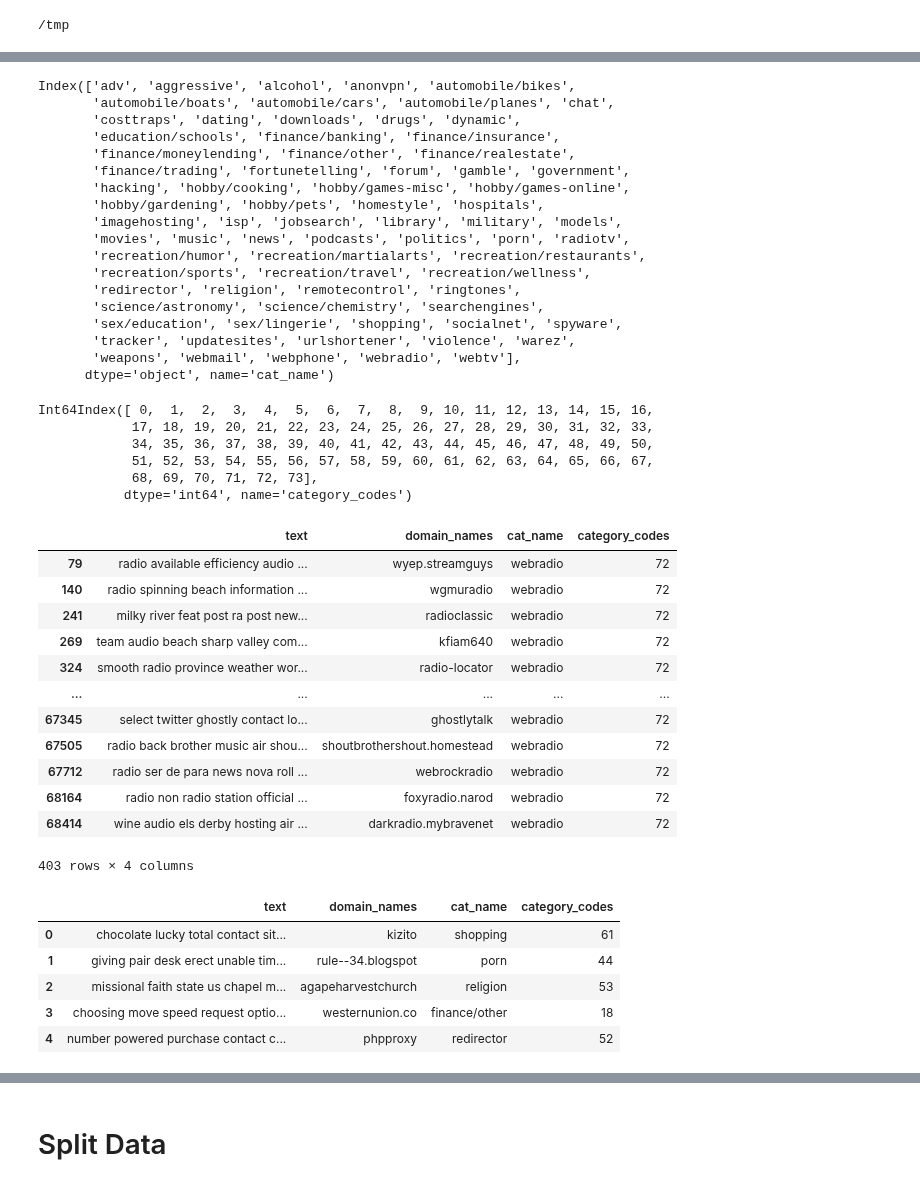
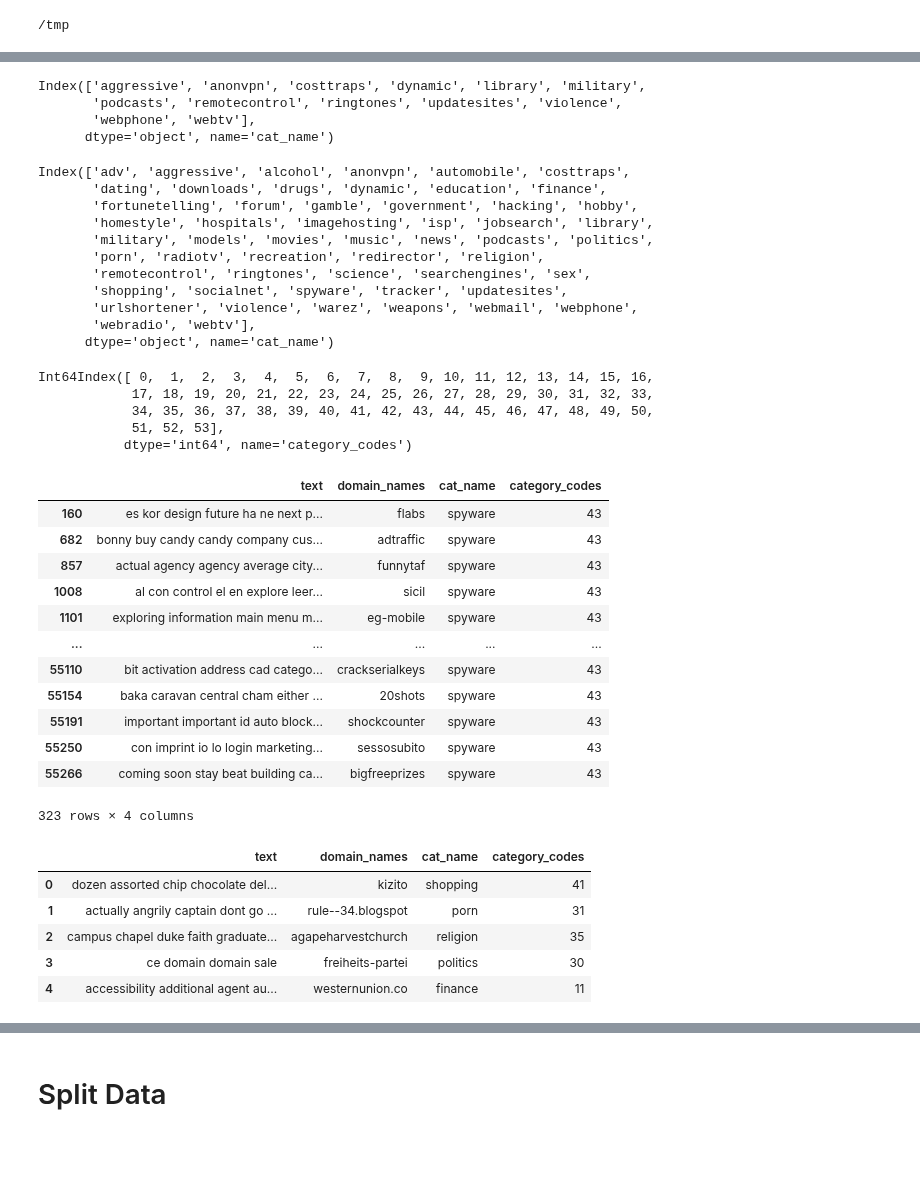
Before and after one commit to themains/piedomains, a Jupyter notebook: piedomains/notebooks/04_train_model.ipynb, the cells around one changed output, grey strips where cells are left out. Cells and saved outputs as stored; diff of their text form; code cells hidden in the pictures; blank space fills up the shorter version.

```diff
--- a/piedomains/notebooks/04_train_model.ipynb
+++ b/piedomains/notebooks/04_train_model.ipynb
@@ -36,5 +36,5 @@ replace domain_final.csv? [y]es, [n]o, [A]ll, [N]one, [r]ename: y
 # %%
-df = pd.read_csv('domain_final.csv')
+df = pd.read_csv('domain_min.csv')
 # %%
 df.head()
 # %% [output]
@@ -47,2 +46,0 @@ df.head()
-# %%
-df['category_names'] = df['cat_name'].apply(lambda x: str(x).rsplit("/",1)[0])
@@ -67,3 +47,5 @@ len(df['category_names'].unique())
+# %%
+df = df.fillna('')
 # %%
 df['cat_name'].unique()
 # %% [output]
@@ -130,0 +90,7 @@ df.groupby('category_names').count()
+# %%
+categories_less_than_100
+# %% [output]
+Index(['aggressive', 'anonvpn', 'costtraps', 'dynamic', 'library', 'military',
+       'podcasts', 'remotecontrol', 'ringtones', 'updatesites', 'violence',
+       'webphone', 'webtv'],
+      dtype='object', name='cat_name')
@@ -133,23 +101,16 @@ df['category_codes'] = df.cat_name.astype('category').cat.codes
 # %%
 df.groupby('cat_name').count().index
 # %% [output]
-Index(['adv', 'aggressive', 'alcohol', 'anonvpn', 'automobile/bikes',
-       'automobile/boats', 'automobile/cars', 'automobile/planes', 'chat',
-       'costtraps', 'dating', 'downloads', 'drugs', 'dynamic',
-       'education/schools', 'finance/banking', 'finance/insurance',
-       'finance/moneylending', 'finance/other', 'finance/realestate',
-       'finance/trading', 'fortunetelling', 'forum', 'gamble', 'government',
-       'hacking', 'hobby/cooking', 'hobby/games-misc', 'hobby/games-online',
-       'hobby/gardening', 'hobby/pets', 'homestyle', 'hospitals',
-       'imagehosting', 'isp', 'jobsearch', 'library', 'military', 'models',
-       'movies', 'music', 'news', 'podcasts', 'politics', 'porn', 'radiotv',
-       'recreation/humor', 'recreation/martialarts', 'recreation/restaurants',
-       'recreation/sports', 'recreation/travel', 'recreation/wellness',
-       'redirector', 'religion', 'remotecontrol', 'ringtones',
-       'science/astronomy', 'science/chemistry', 'searchengines',
-       'sex/education', 'sex/lingerie', 'shopping', 'socialnet', 'spyware',
-       'tracker', 'updatesites', 'urlshortener', 'violence', 'warez',
-       'weapons', 'webmail', 'webphone', 'webradio', 'webtv'],
+Index(['adv', 'aggressive', 'alcohol', 'anonvpn', 'automobile', 'costtraps',
+       'dating', 'downloads', 'drugs', 'dynamic', 'education', 'finance',
+       'fortunetelling', 'forum', 'gamble', 'government', 'hacking', 'hobby',
+       'homestyle', 'hospitals', 'imagehosting', 'isp', 'jobsearch', 'library',
+       'military', 'models', 'movies', 'music', 'news', 'podcasts', 'politics',
+       'porn', 'radiotv', 'recreation', 'redirector', 'religion',
+       'remotecontrol', 'ringtones', 'science', 'searchengines', 'sex',
+       'shopping', 'socialnet', 'spyware', 'tracker', 'updatesites',
+       'urlshortener', 'violence', 'warez', 'weapons', 'webmail', 'webphone',
+       'webradio', 'webtv'],
       dtype='object', name='cat_name')
 # %%
 classes = df.groupby('cat_name').count().index
@@ -159,34 +120,33 @@ df.groupby('category_codes').count().index
 Int64Index([ 0,  1,  2,  3,  4,  5,  6,  7,  8,  9, 10, 11, 12, 13, 14, 15, 16,
             17, 18, 19, 20, 21, 22, 23, 24, 25, 26, 27, 28, 29, 30, 31, 32, 33,
             34, 35, 36, 37, 38, 39, 40, 41, 42, 43, 44, 45, 46, 47, 48, 49, 50,
-            51, 52, 53, 54, 55, 56, 57, 58, 59, 60, 61, 62, 63, 64, 65, 66, 67,
-            68, 69, 70, 71, 72, 73],
+            51, 52, 53],
            dtype='int64', name='category_codes')
 # %%
-df.loc[df['category_codes'] == 72]
+df.loc[df['category_codes'] == 43]
 # %% [output]
 |  | text | domain_names | cat_name | category_codes |
-| 79 | radio available efficiency audio ... | wyep.streamguys | webradio | 72 |
-| 140 | radio spinning beach information ... | wgmuradio | webradio | 72 |
-| 241 | milky river feat post ra post new... | radioclassic | webradio | 72 |
-| 269 | team audio beach sharp valley com... | kfiam640 | webradio | 72 |
-| 324 | smooth radio province weather wor... | radio-locator | webradio | 72 |
+| 160 | es kor design future ha ne next p... | flabs | spyware | 43 |
+| 682 | bonny buy candy candy company cus... | adtraffic | spyware | 43 |
+| 857 | actual agency agency average city... | funnytaf | spyware | 43 |
+| 1008 | al con control el en explore leer... | sicil | spyware | 43 |
+| 1101 | exploring information main menu m... | eg-mobile | spyware | 43 |
 | ... | ... | ... | ... | ... |
-| 67345 | select twitter ghostly contact lo... | ghostlytalk | webradio | 72 |
-| 67505 | radio back brother music air shou... | shoutbrothershout.homestead | webradio | 72 |
-| 67712 | radio ser de para news nova roll ... | webrockradio | webradio | 72 |
-| 68164 | radio non radio station official ... | foxyradio.narod | webradio | 72 |
-| 68414 | wine audio els derby hosting air ... | darkradio.mybravenet | webradio | 72 |
+| 55110 | bit activation address cad catego... | crackserialkeys | spyware | 43 |
+| 55154 | baka caravan central cham either ... | 20shots | spyware | 43 |
+| 55191 | important important id auto block... | shockcounter | spyware | 43 |
+| 55250 | con imprint io lo login marketing... | sessosubito | spyware | 43 |
+| 55266 | coming soon stay beat building ca... | bigfreeprizes | spyware | 43 |
-403 rows × 4 columns
+323 rows × 4 columns
 # %%
 df.head()
 # %% [output]
 |  | text | domain_names | cat_name | category_codes |
-| 0 | chocolate lucky total contact sit... | kizito | shopping | 61 |
-| 1 | giving pair desk erect unable tim... | rule--34.blogspot | porn | 44 |
-| 2 | missional faith state us chapel m... | agapeharvestchurch | religion | 53 |
-| 3 | choosing move speed request optio... | westernunion.co | finance/other | 18 |
-| 4 | number powered purchase contact c... | phpproxy | redirector | 52 |
+| 0 | dozen assorted chip chocolate del... | kizito | shopping | 41 |
+| 1 | actually angrily captain dont go ... | rule--34.blogspot | porn | 31 |
+| 2 | campus chapel duke faith graduate... | agapeharvestchurch | religion | 35 |
+| 3 | ce domain domain sale | freiheits-partei | politics | 30 |
+| 4 | accessibility additional agent au... | westernunion.co | finance | 11 |
 # %%
 df['domain_names'] + ' ' + df['text']
 # %% [output]
```
Also changed, not shown: parts of 89 cells of this notebook, 7 other files.
